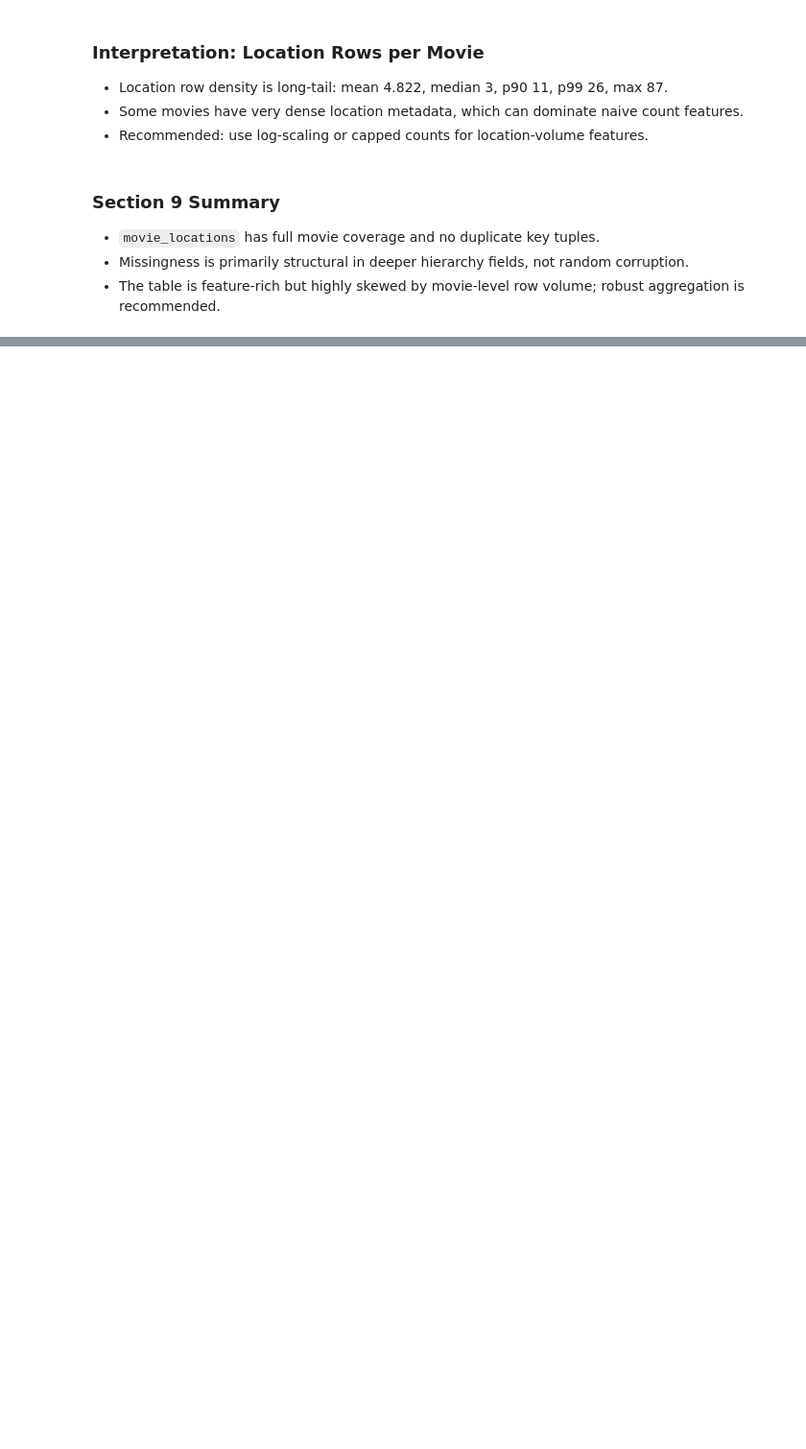
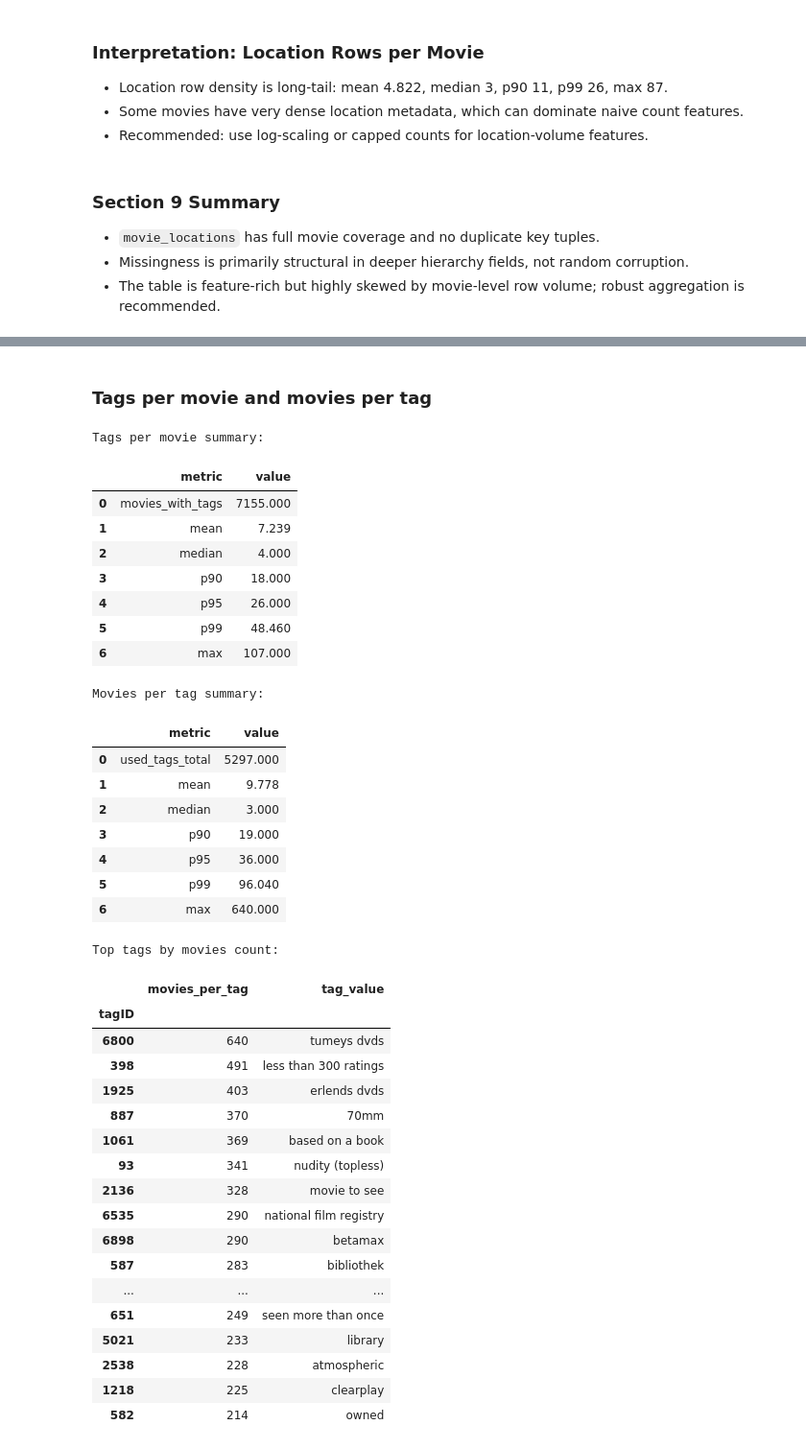
Before and after one commit to Mateusz1645/explainable-recsys, a Jupyter notebook: notebooks/01_eda.ipynb, the cells around one changed output, grey strips where cells are left out. Shown at 96% size. Cells and saved outputs as stored; diff of their text form; code cells hidden in the pictures; blank space fills up the shorter version.

```diff
--- a/notebooks/01_eda.ipynb
+++ b/notebooks/01_eda.ipynb
@@ -1142,0 +1385,50 @@ plt.show()
+# %% [markdown]
+### Tags per movie and movies per tag
+# %%
+tags_per_movie = tags_per_movie_report(movie_tags_df)
+movies_per_tag = movies_per_tag_report(movie_tags_df, tags_df)
+
+print("Tags per movie summary:")
+display(tags_per_movie["summary"])
+print("Movies per tag summary:")
+display(movies_per_tag["summary"])
+print("Top tags by movies count:")
+display(movies_per_tag["top_tags"])
+# %% [output]
+Tags per movie summary:
+|  | metric | value |
+| 0 | movies_with_tags | 7155.000 |
+| 1 | mean | 7.239 |
+| 2 | median | 4.000 |
+| 3 | p90 | 18.000 |
+| 4 | p95 | 26.000 |
+| 5 | p99 | 48.460 |
+| 6 | max | 107.000 |
+Movies per tag summary:
+|  | metric | value |
+| 0 | used_tags_total | 5297.000 |
+| 1 | mean | 9.778 |
+| 2 | median | 3.000 |
+| 3 | p90 | 19.000 |
+| 4 | p95 | 36.000 |
+| 5 | p99 | 96.040 |
+| 6 | max | 640.000 |
+Top tags by movies count:
+|  | movies_per_tag | tag_value |
+| tagID |  |  |
+| 6800 | 640 | tumeys dvds |
+| 398 | 491 | less than 300 ratings |
+| 1925 | 403 | erlends dvds |
+| 887 | 370 | 70mm |
+| 1061 | 369 | based on a book |
+| 93 | 341 | nudity (topless) |
+| 2136 | 328 | movie to see |
+| 6535 | 290 | national film registry |
+| 6898 | 290 | betamax |
+| 587 | 283 | bibliothek |
+| ... | ... | ... |
+| 651 | 249 | seen more than once |
+| 5021 | 233 | library |
+| 2538 | 228 | atmospheric |
+| 1218 | 225 | clearplay |
+| 582 | 214 | owned |
```
Also changed, not shown: parts of 33 cells of this notebook, 4 other files.
